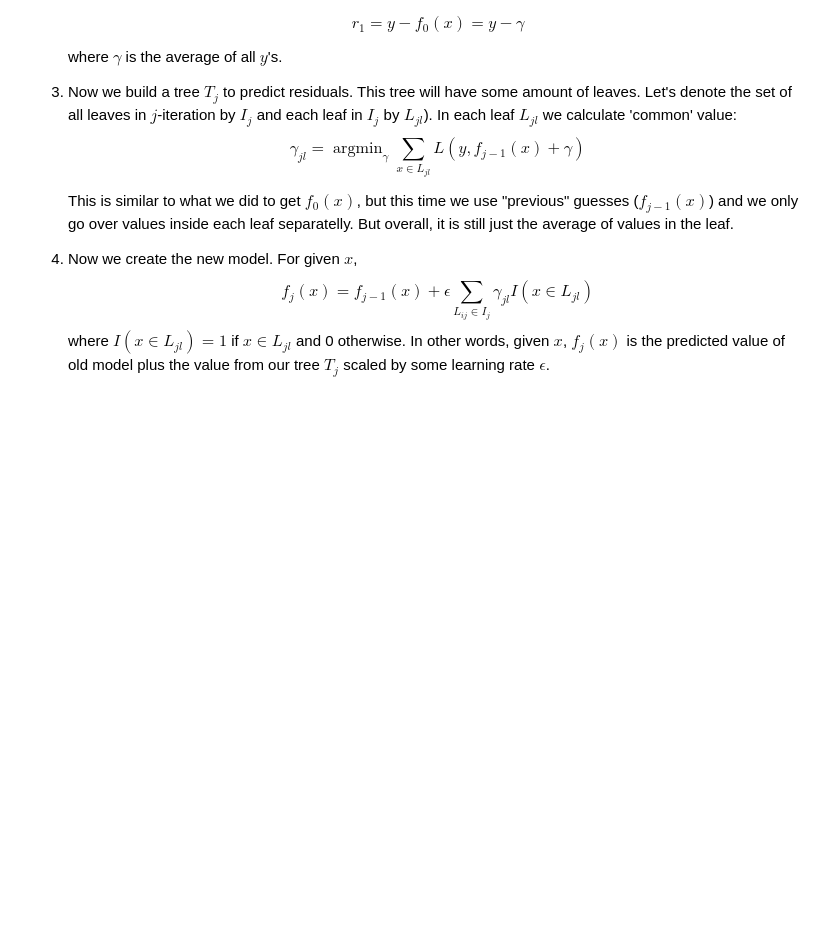
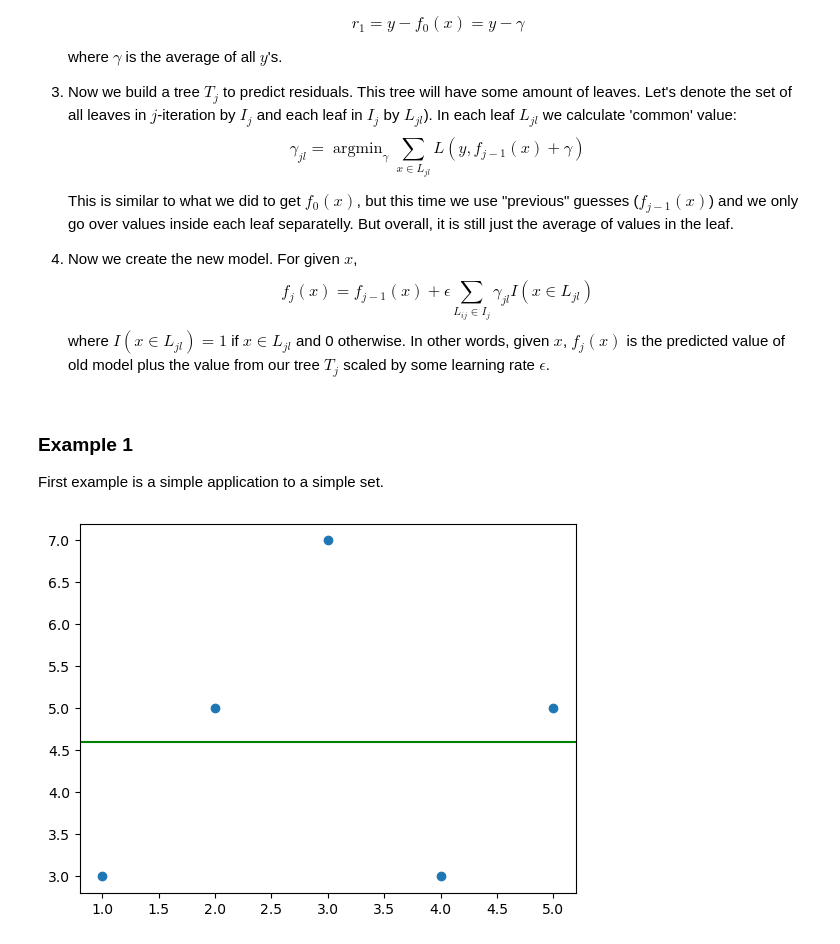
Before and after one commit to BMCC-Muzician/BMCC-DS, a Jupyter notebook: Mat 420/WIP-GB.ipynb, the cells around one changed output. Cells and saved outputs as stored; diff of their text form; code cells hidden in the pictures; blank space fills up the shorter version.

```diff
--- a/Mat 420/WIP-GB.ipynb
+++ b/Mat 420/WIP-GB.ipynb
@@ -60,3 +75,16 @@ We consider a loss function $L(x)=\frac{1}{2}(y-f(x))^2$, where $f(x)$ is some a
 4. Now we create the new model. For given $x$,
    $$f_j(x)=f_{j-1}(x)+\epsilon \sum_{L_{ij}\in I_j}\gamma_{jl}I(x \in L_{jl})$$
    where $I(x \in L_{jl})=1$ if  $x\in L_{jl}$ and 0 otherwise. In other words, given $x$, $f_j(x)$ is the predicted value of old model plus the value from our tree $T_j$ scaled by some learning rate $\epsilon$.
+# %% [markdown]
+### Example 1
+
+First example is a simple application to a simple set.
+# %%
+X=np.array([1,2,3,4,5]).reshape(-1,1)
+y=np.array([3,5,7,3,5])
+plt.scatter(X,y)
+plt.axhline(y.mean(), color='green')
+
+plt.show()
+# %% [output]
+[figure, added]
```
Also changed, not shown: parts of 30 cells of this notebook.
